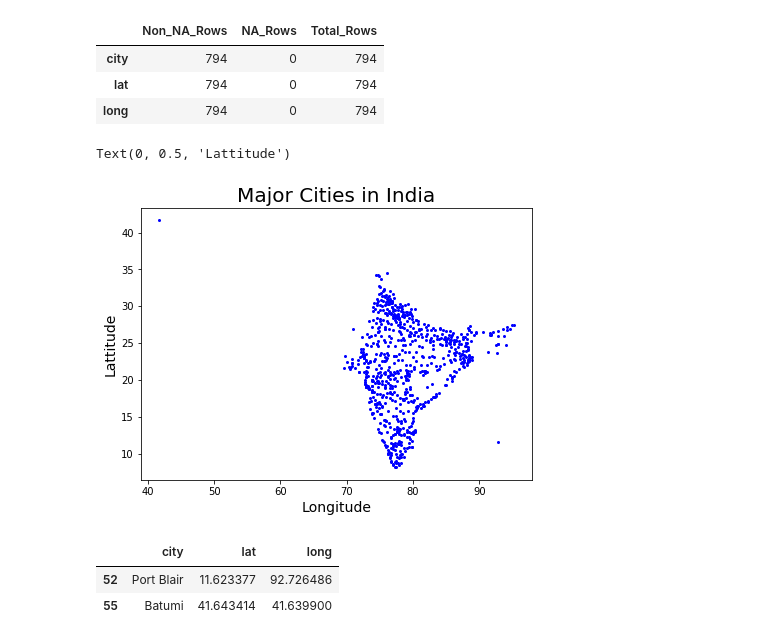
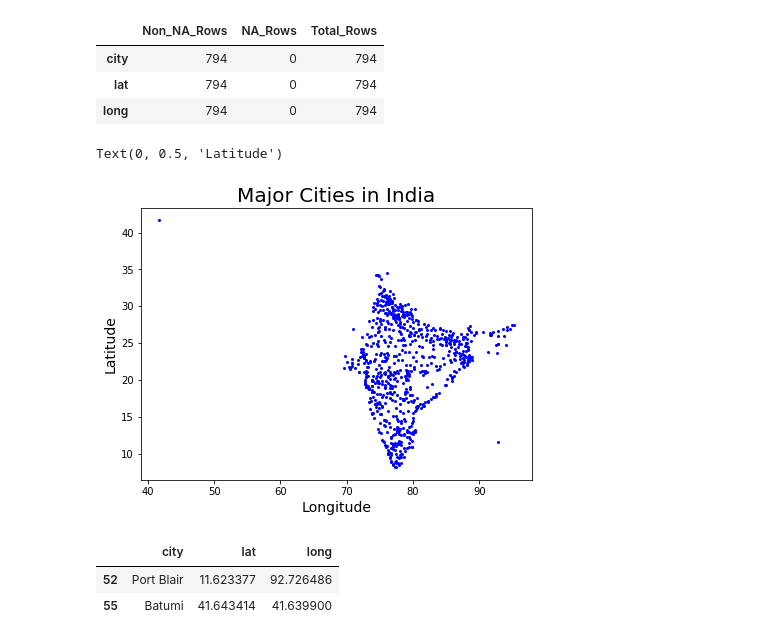
Before and after one commit to Rajesh-Ramasamy/kmean_clustering, a Jupyter notebook: indian_city_clustering_kmeans_framework.ipynb, the cells around one changed output. Cells and saved outputs as stored; diff of their text form; code cells hidden in the pictures.

```diff
--- a/indian_city_clustering_kmeans_framework.ipynb
+++ b/indian_city_clustering_kmeans_framework.ipynb
@@ -40,12 +40,12 @@ dfnull
 # %%
 # Data Visualization
 df.plot(kind='scatter', x='long', y='lat', color = 'blue', s=4, figsize=(7,5))
 plt.title('Major Cities in India', size=20)
 plt.xlabel('Longitude', size=14)
-plt.ylabel('Lattitude', size=14)
+plt.ylabel('Latitude', size=14)
 # %% [output]
-Text(0, 0.5, 'Lattitude')
+Text(0, 0.5, 'Latitude')
-[figure, old version]
+[figure, new version]
 # %%
 # Data Cleaning
 #Why city(s) outside india ?
```
Also changed, not shown: parts of 5 cells of this notebook.
